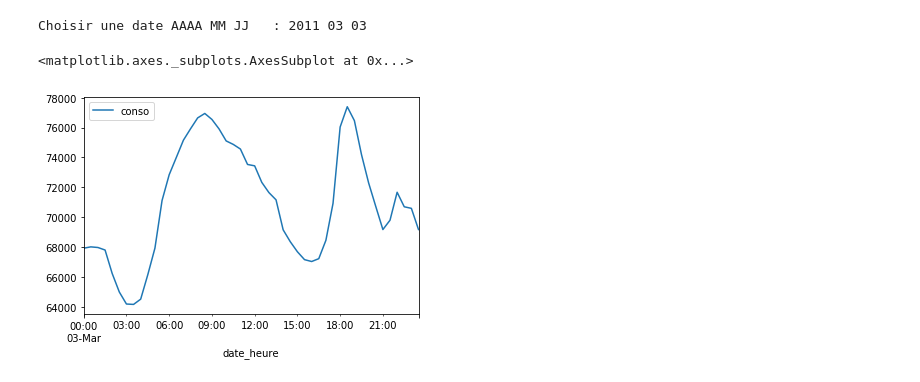
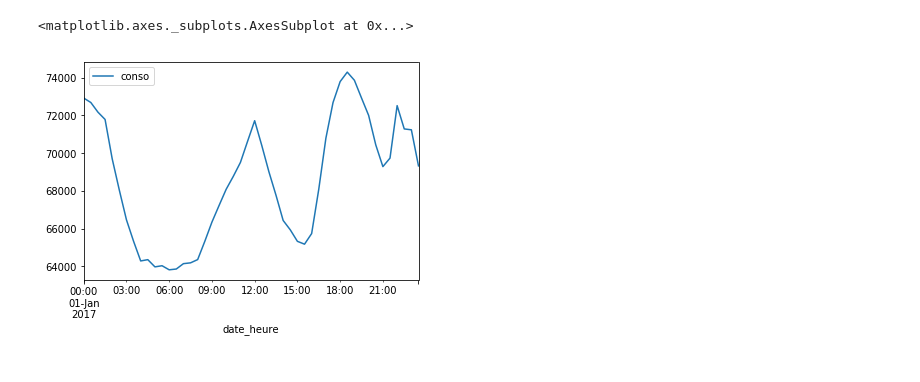
Before and after one commit to LucasBerbesson/mightypython, a Jupyter notebook: Play.ipynb, the cells around one changed output. Saved outputs shown, nothing was run; the diff lists cells and outputs as text; code cells hidden in the pictures.

```diff
--- a/Play.ipynb
+++ b/Play.ipynb
@@ -1,36 +1,35 @@
 # %%
 """
 Plot any timeserie taken from the https://rte-opendata.opendatasoft.com plateform.
 Choose parameters below after visiting the portal
 """
 
 %matplotlib inline
 import re
 import matplotlib.pyplot as plt
 import numpy as np
 import pandas as pd
 import requests
 
 DATASET = "cdc_conso"
 date_col = "date_heure"
 value_col = "conso"
 rows = 1000
-requested_date = ""
+requested_date = "2017 01 01"
 
-while not re.match("\d{4}\s\d{2}\s\d{2}", requested_date):
-    requested_date = input("Choisir une date AAAA MM JJ   : ")
+#while not re.match("\d{4}\s\d{2}\s\d{2}", requested_date):
+#    requested_date = input("Choisir une date AAAA MM JJ   : ")
 
 ODS_API_URL = "https://rte-opendata.opendatasoft.com/api/records/1.0/search/?dataset={dataset}&rows={rows}&sort=-{date_col}"
 
 api_url = ODS_API_URL.format(dataset=DATASET, rows=rows ,date_col=date_col)
 
 r = requests.get("{}&refine.date_heure={}".format(api_url,requested_date.replace(" ","%2F")))
 data = r.json()
 df = pd.DataFrame.from_dict([d["fields"] for d in data["records"]])
 df[date_col]=pd.to_datetime(df[date_col])
 timeserie = df.set_index(df[date_col])
 timeserie.plot()
 # %% [output]
-Choisir une date AAAA MM JJ   : 2011 03 03
+<matplotlib.axes._subplots.AxesSubplot at 0x...>
-<matplotlib.axes._subplots.AxesSubplot at 0x...>
-[figure, old version]
+[figure, new version]
```
Also changed, not shown: 23 other files.
